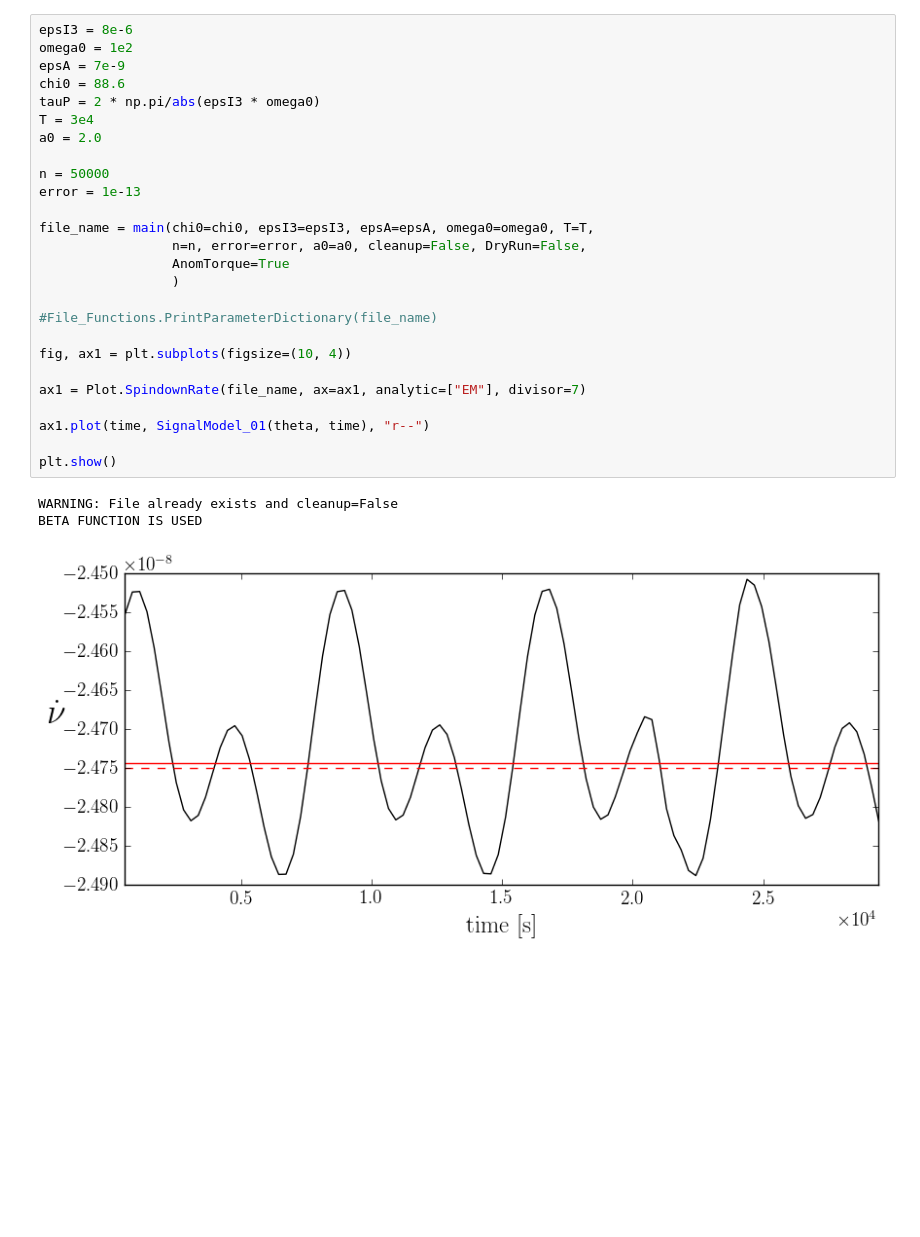
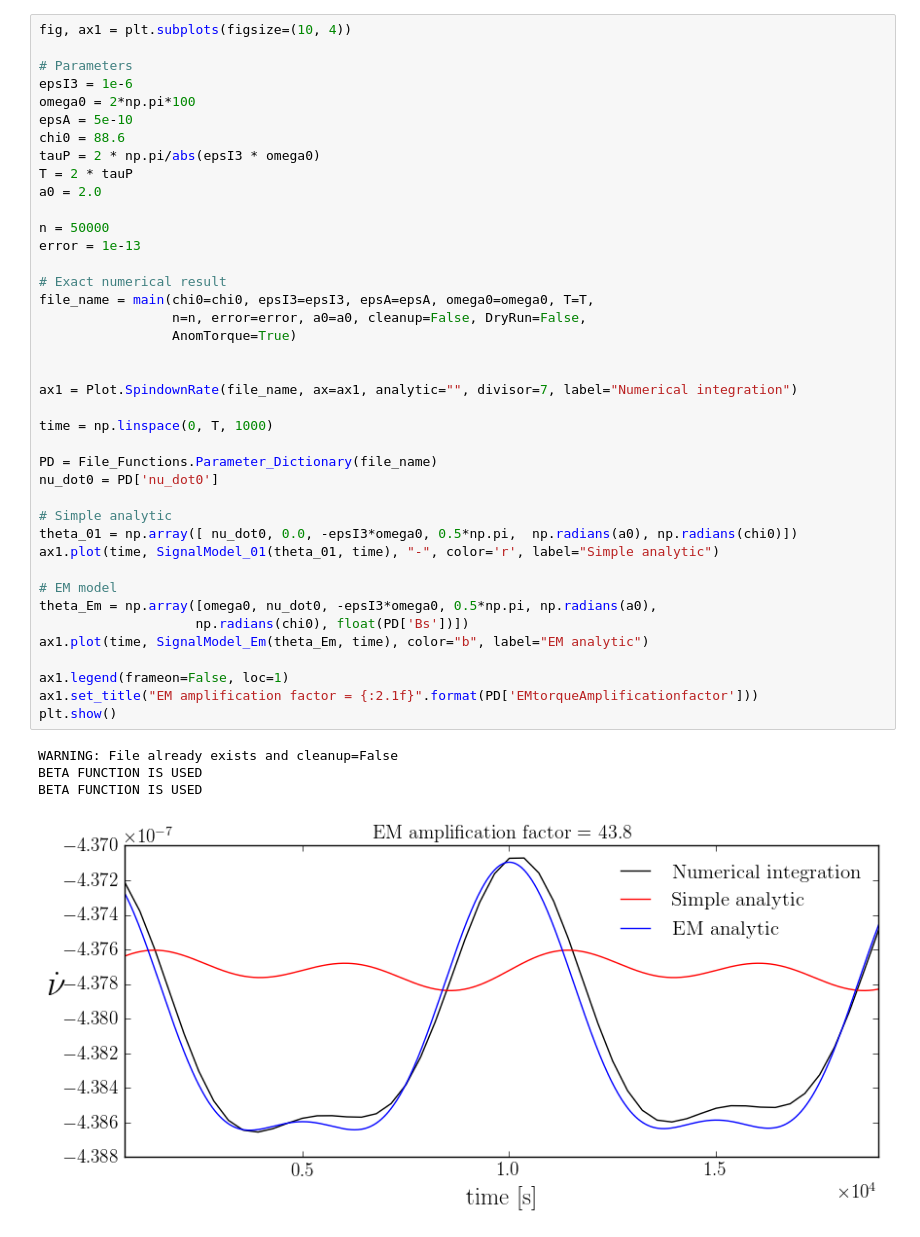
Before and after one commit to GregoryAshton/neutron_star_modelling, a Jupyter notebook: UnderstandingTheSpindown/SpindownRate_MethodComparison.ipynb, the cells around one changed output. Drawn from its saved outputs; the diff is of its cells as text; blank space fills up the shorter version.

Commit message:
Clean version of nb comparing spindown methods

```diff
--- a/UnderstandingTheSpindown/SpindownRate_MethodComparison.ipynb
+++ b/UnderstandingTheSpindown/SpindownRate_MethodComparison.ipynb
@@ -10,30 +96,45 @@ from nsmod import Plot, File_Functions, Physics_Functions
 # %%
-epsI3 = 8e-6
-omega0 = 1e2
-epsA = 7e-9
+fig, ax1 = plt.subplots(figsize=(10, 4))
+
+# Parameters
+epsI3 = 1e-6
+omega0 = 2*np.pi*100
+epsA = 5e-10
 chi0 = 88.6
 tauP = 2 * np.pi/abs(epsI3 * omega0)
-T = 3e4
+T = 2 * tauP
 a0 = 2.0
 
 n = 50000
 error = 1e-13
 
+# Exact numerical result
 file_name = main(chi0=chi0, epsI3=epsI3, epsA=epsA, omega0=omega0, T=T,
                  n=n, error=error, a0=a0, cleanup=False, DryRun=False,
-                 AnomTorque=True
-                 )
+                 AnomTorque=True)
 
-#File_Functions.PrintParameterDictionary(file_name)
 
-fig, ax1 = plt.subplots(figsize=(10, 4))
+ax1 = Plot.SpindownRate(file_name, ax=ax1, analytic="", divisor=7, label="Numerical integration")
 
-ax1 = Plot.SpindownRate(file_name, ax=ax1, analytic=["EM"], divisor=7)
+time = np.linspace(0, T, 1000)
 
-ax1.plot(time, SignalModel_01(theta, time), "r--")
+PD = File_Functions.Parameter_Dictionary(file_name)
+nu_dot0 = PD['nu_dot0']
 
+# Simple analytic
+theta_01 = np.array([ nu_dot0, 0.0, -epsI3*omega0, 0.5*np.pi,  np.radians(a0), np.radians(chi0)])
+ax1.plot(time, SignalModel_01(theta_01, time), "-", color='r', label="Simple analytic")
+
+# EM model
+theta_Em = np.array([omega0, nu_dot0, -epsI3*omega0, 0.5*np.pi, np.radians(a0),
+                    np.radians(chi0), float(PD['Bs'])])
+ax1.plot(time, SignalModel_Em(theta_Em, time), color="b", label="EM analytic")
+
+ax1.legend(frameon=False, loc=1)
+ax1.set_title("EM amplification factor = {:2.1f}".format(PD['EMtorqueAmplificationfactor']))
 plt.show()
 # %% [output]
 WARNING: File already exists and cleanup=False
 BETA FUNCTION IS USED
+BETA FUNCTION IS USED
-[figure, old version]
+[figure, new version]
```
Also changed, not shown: parts of 6 cells of this notebook.
